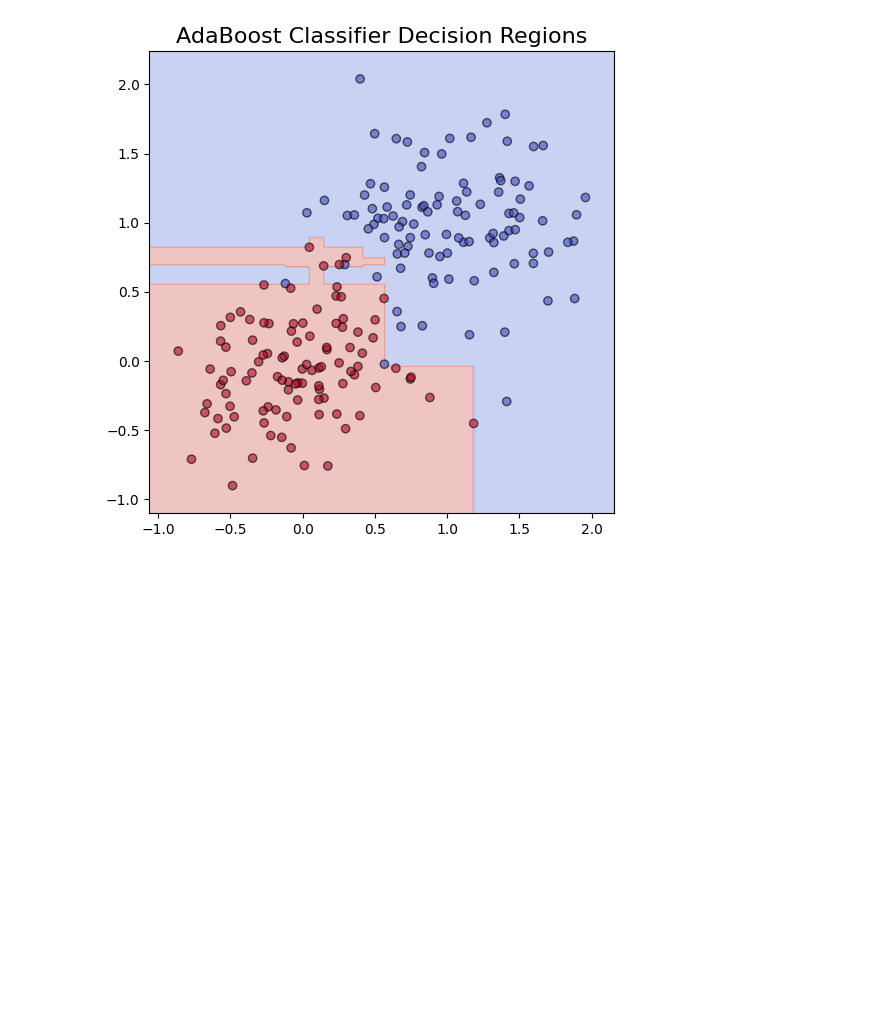
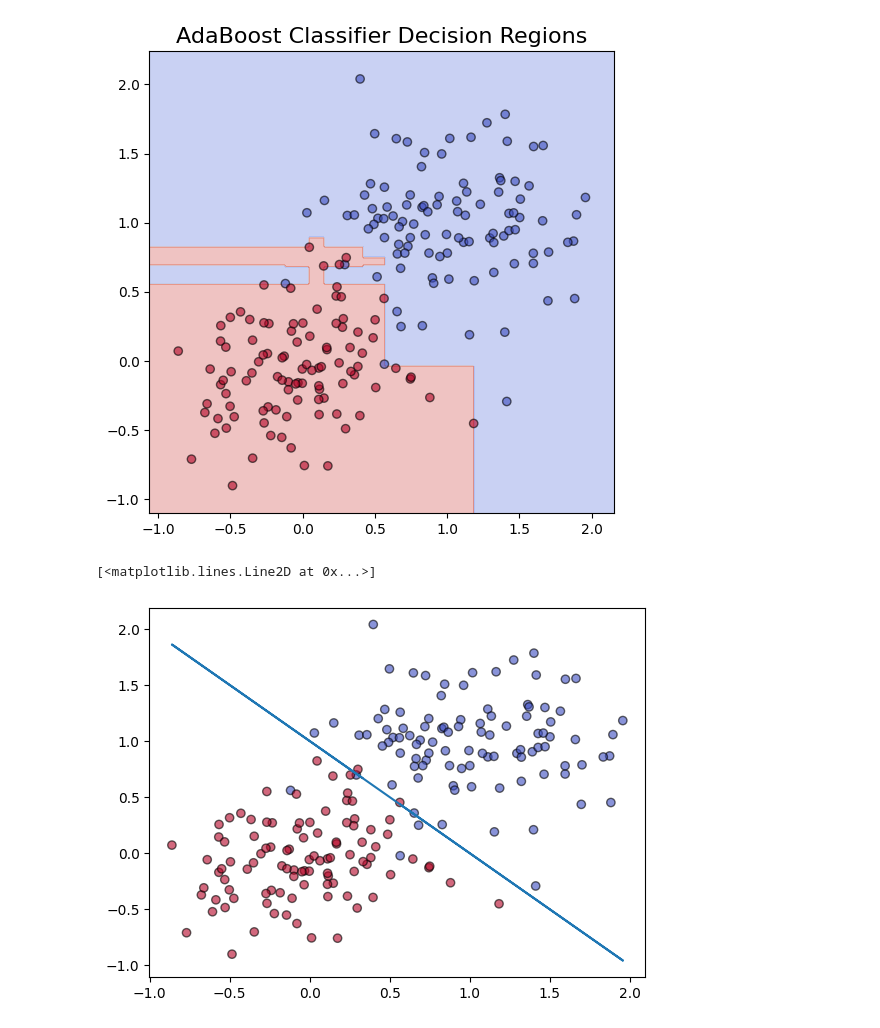
Before and after one commit to ajakovac/ML-in-Practice-I, a Jupyter notebook: DT and bagging.ipynb, the cells around one changed output. Drawn from its saved outputs; the diff is of its cells as text; code cells hidden in the pictures; blank space fills up the shorter version.

```diff
--- a/DT and bagging.ipynb
+++ b/DT and bagging.ipynb
@@ -61,7 +61,7 @@ def generate_data(Ndata, seed, offset_A, offset_B=(0,0)):
     y_B = np.random.normal(offset_B[1], width, size=(Ndata,))
     data_B = np.array([x_B,y_B]).T
 
-    return np.concatenate((data_A, data_B)), np.concatenate((np.zeros(Ndata), np.ones(Ndata)))
+    return np.concatenate((data_A, data_B)), np.concatenate((-np.ones(Ndata), np.ones(Ndata)))
 # %%
 # 3. Show decision regions
 def show_result(model, X, y):
@@ -295,3 +295,10 @@ if save_data: fig.savefig('Pics/boosting_classifier_regions.pdf', transparent=Tr
 plt.show()
 # %% [output]
 [figure]
+# %%
+fig, ax = plt.subplots()
+ax.scatter(X[:, 0], X[:, 1], c=y, cmap=plt.cm.coolwarm, edgecolor="k", alpha=0.6)
+ax.plot(X[:,0], 1.0-X[:,0])
+# %% [output]
+[<matplotlib.lines.Line2D at 0x...>]
+[figure, added]
```
Also changed, not shown: parts of 9 cells of this notebook, 8 other files.
